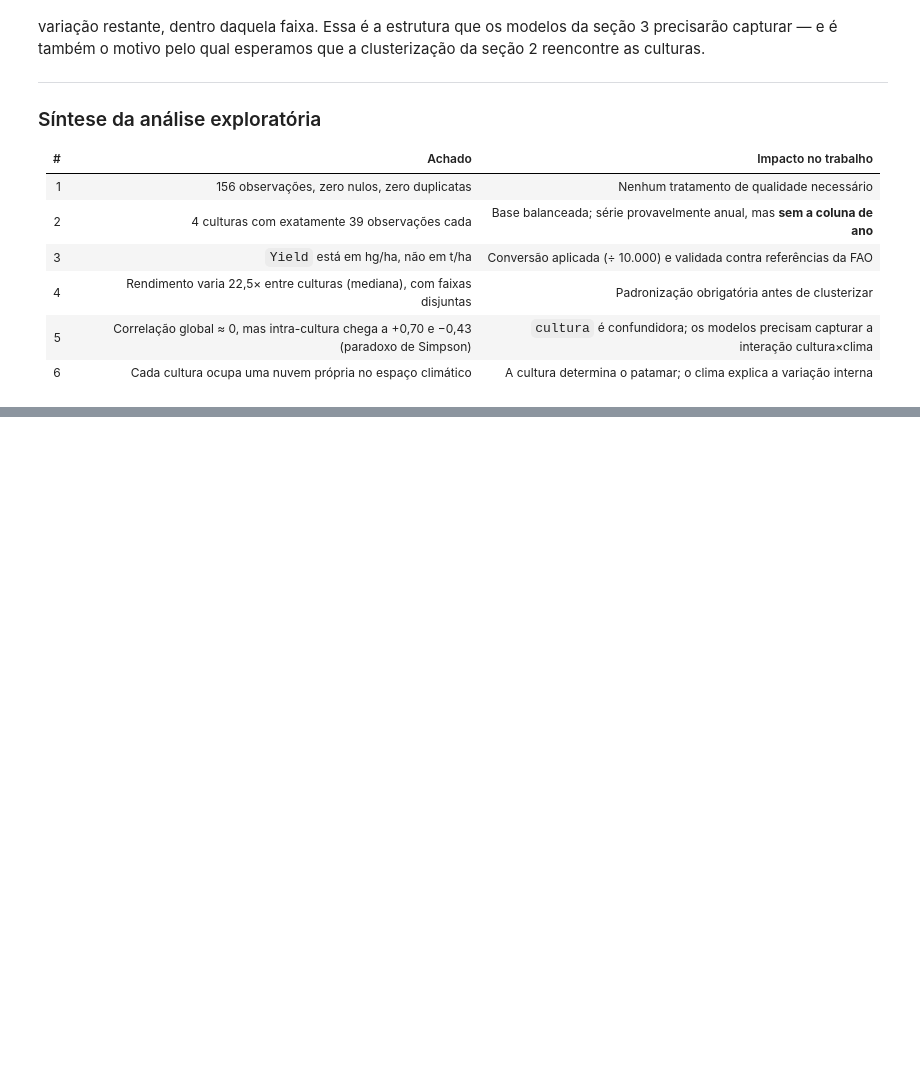
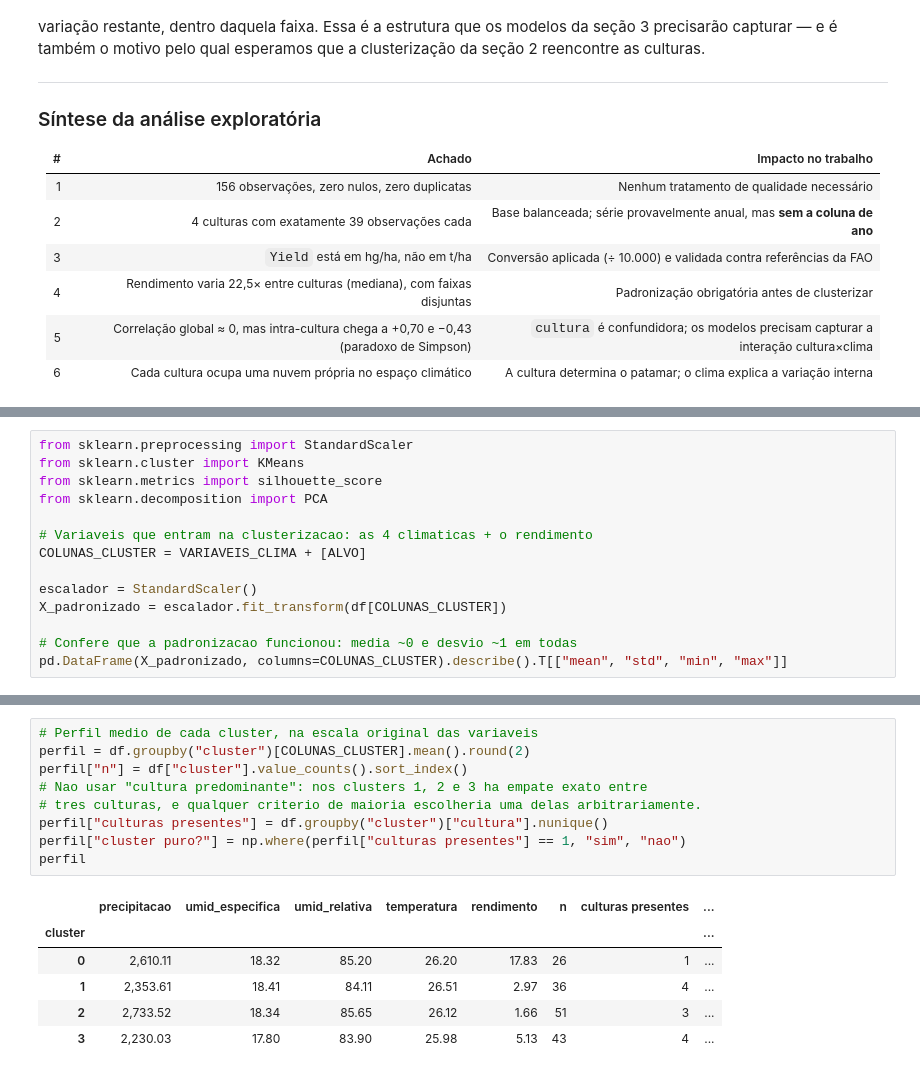
Before and after one commit to kainan-beep/fiap05cap1, a Jupyter notebook: KainanBilibioAguiar_rm570594_pbl_fase4.ipynb, the cells around one changed output, grey strips where cells are left out. Saved outputs shown, nothing was run; the diff lists cells and outputs as text; blank space fills up the shorter version.

```diff
--- a/KainanBilibioAguiar_rm570594_pbl_fase4.ipynb
+++ b/KainanBilibioAguiar_rm570594_pbl_fase4.ipynb
@@ -511,0 +534,14 @@ motivo pelo qual esperamos que a clusterização da seção 2 reencontre as cult
+# %%
+from sklearn.preprocessing import StandardScaler
+from sklearn.cluster import KMeans
+from sklearn.metrics import silhouette_score
+from sklearn.decomposition import PCA
+
+# Variaveis que entram na clusterizacao: as 4 climaticas + o rendimento
+COLUNAS_CLUSTER = VARIAVEIS_CLIMA + [ALVO]
+
+escalador = StandardScaler()
+X_padronizado = escalador.fit_transform(df[COLUNAS_CLUSTER])
+
+# Confere que a padronizacao funcionou: media ~0 e desvio ~1 em todas
+pd.DataFrame(X_padronizado, columns=COLUNAS_CLUSTER).describe().T[["mean", "std", "min", "max"]]
@@ -511,0 +805,16 @@ motivo pelo qual esperamos que a clusterização da seção 2 reencontre as cult
+# %%
+# Perfil medio de cada cluster, na escala original das variaveis
+perfil = df.groupby("cluster")[COLUNAS_CLUSTER].mean().round(2)
+perfil["n"] = df["cluster"].value_counts().sort_index()
+# Nao usar "cultura predominante": nos clusters 1, 2 e 3 ha empate exato entre
+# tres culturas, e qualquer criterio de maioria escolheria uma delas arbitrariamente.
+perfil["culturas presentes"] = df.groupby("cluster")["cultura"].nunique()
+perfil["cluster puro?"] = np.where(perfil["culturas presentes"] == 1, "sim", "nao")
+perfil
+# %% [output]
+|  | precipitacao | umid_especifica | umid_relativa | temperatura | rendimento | n | culturas presentes | ... |
+| cluster |  |  |  |  |  |  |  | ... |
+| 0 | 2,610.11 | 18.32 | 85.20 | 26.20 | 17.83 | 26 | 1 | ... |
+| 1 | 2,353.61 | 18.41 | 84.11 | 26.51 | 2.97 | 36 | 4 | ... |
+| 2 | 2,733.52 | 18.34 | 85.65 | 26.12 | 1.66 | 51 | 3 | ... |
+| 3 | 2,230.03 | 17.80 | 83.90 | 25.98 | 5.13 | 43 | 4 | ... |
```
Also changed, not shown: parts of 18 cells of this notebook.
